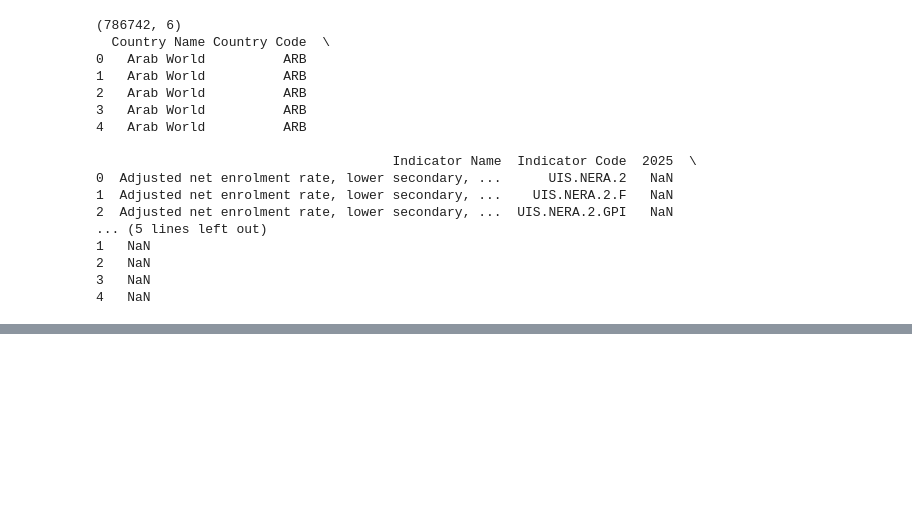
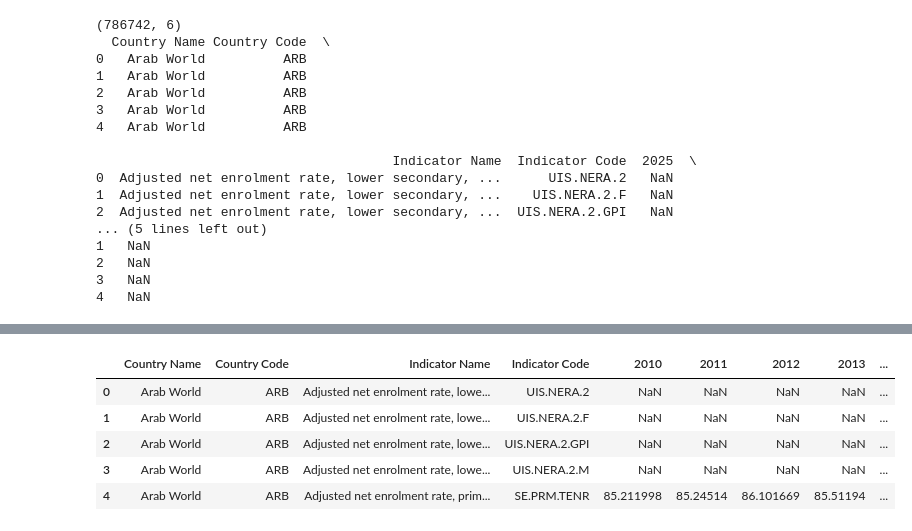
Before and after one commit to SafiaData/OpenclassroomsProjet2, a Jupyter notebook: PROJET 2 OPENCLASSROOMS .ipynb, the cells around one changed output, grey strips where cells are left out. Drawn from its saved outputs; the diff is of its cells as text; code cells hidden in the pictures; blank space fills up the shorter version.

```diff
--- a/PROJET 2 OPENCLASSROOMS .ipynb
+++ b/PROJET 2 OPENCLASSROOMS .ipynb
@@ -1402,0 +1410,9 @@ print(df_data_projection.head())
+# %%
+df_data_filtered_year2025.head()
+# %% [output]
+|  | Country Name | Country Code | Indicator Name | Indicator Code | 2010 | 2011 | 2012 | 2013 | ... |
+| 0 | Arab World | ARB | Adjusted net enrolment rate, lowe... | UIS.NERA.2 | NaN | NaN | NaN | NaN | ... |
+| 1 | Arab World | ARB | Adjusted net enrolment rate, lowe... | UIS.NERA.2.F | NaN | NaN | NaN | NaN | ... |
+| 2 | Arab World | ARB | Adjusted net enrolment rate, lowe... | UIS.NERA.2.GPI | NaN | NaN | NaN | NaN | ... |
+| 3 | Arab World | ARB | Adjusted net enrolment rate, lowe... | UIS.NERA.2.M | NaN | NaN | NaN | NaN | ... |
+| 4 | Arab World | ARB | Adjusted net enrolment rate, prim... | SE.PRM.TENR | 85.211998 | 85.24514 | 86.101669 | 85.51194 | ... |
```
Also changed, not shown: parts of 38 cells of this notebook.
